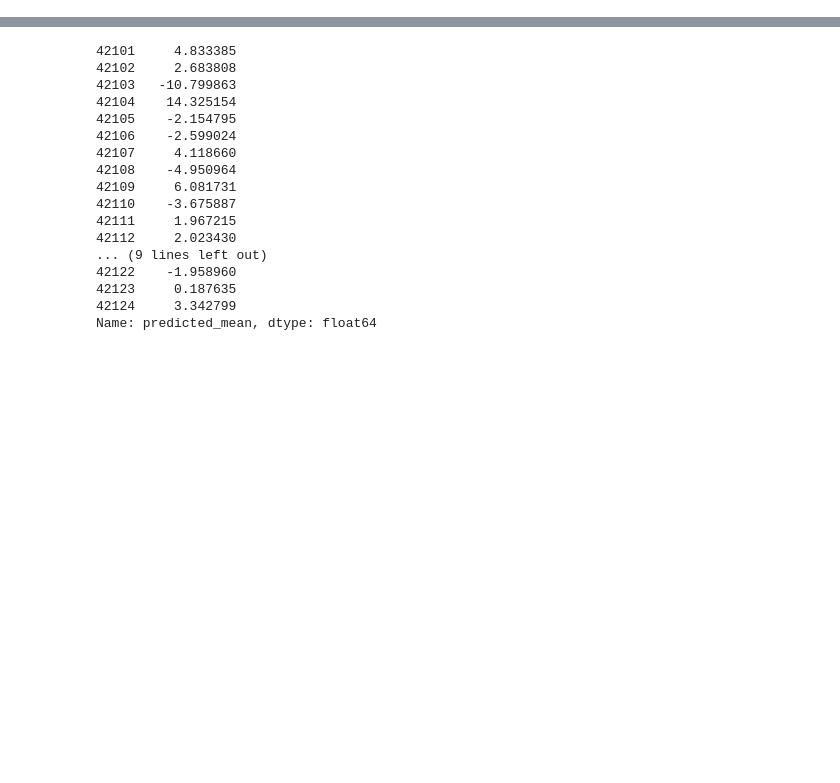
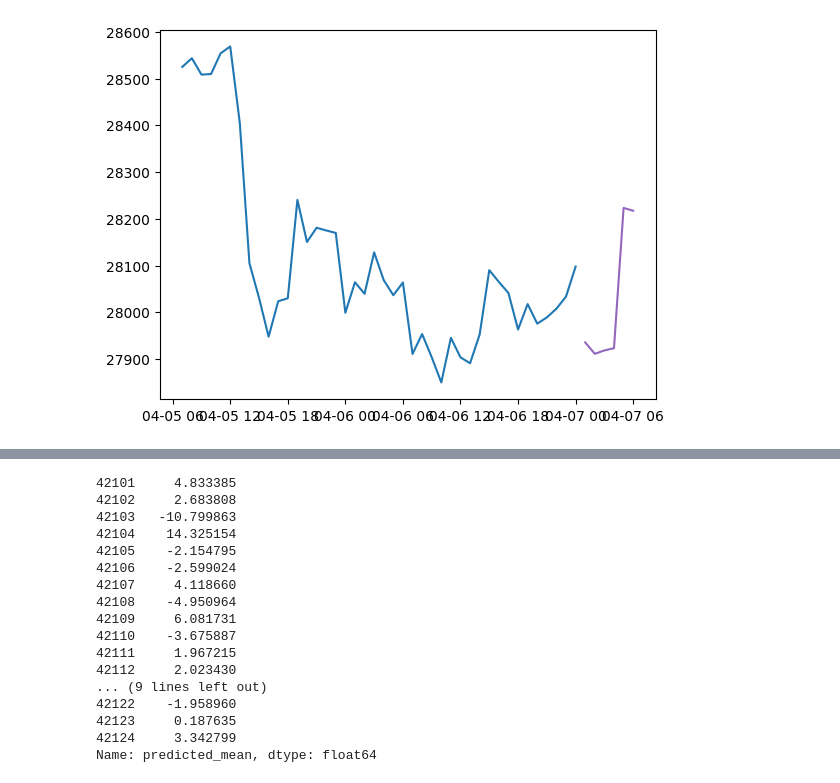
Before and after one commit to alice1989123/btc_forecast, a Jupyter notebook: btc_forecast.ipynb, the cells around one changed output, grey strips where cells are left out. Drawn from its saved outputs; the diff is of its cells as text; code cells hidden in the pictures; blank space fills up the shorter version.

```diff
--- a/btc_forecast.ipynb
+++ b/btc_forecast.ipynb
@@ -551,6 +0,0 @@ plt.show()
-# %%
-
-def data_for_prediction_parser( df):
-  data = np.array(df [variables_used].tail(imput_width), dtype=np.float32)
-  print(  data)
-  return data .reshape((1, imput_width, len( variables_used)))
@@ -697,0 +220,8 @@ plt.show()
+# %%
+import glob
+import tensorflow as tf
+model_files = glob.glob("*.h5")
+print(model_files)
+loaded_models={}
+for model_file in model_files:
+    loaded_models[model_file.split(".h5")[0]] = tf.keras.models.load_model(model_file)
@@ -697,0 +247,31 @@ plt.show()
+# %%
+
+data_pred = get_binance_data('BTCUSDT','1 feb 2023', '7 Apr 2023')
+df_pred = data_parser(data_pred)
+df_pred_norm = normalize(df_pred,imput_width=imput_width)
+prediction_data = df_pred_norm.tail(imput_width)
+data_for_prediction = data_for_prediction_parser(prediction_data , input_shape=input_shape)
+# %%
+import numpy as np
+import matplotlib.pyplot as plt
+td = pd.Timedelta(hours=6)
+prediction = loaded_models["Dense"].predict(data_for_prediction)[0]
+
+# create a new DatetimeIndex for the next 24 hours
+dti_new = df_pred["close"].tail(label_width).index + td
+normalized_prediction = pd.DataFrame(prediction, columns=["close"] , index=dti_new )
+
+mean = df_pred["close"].rolling(30).mean().tail(label_width )
+mean.index = dti_new
+std = df_pred["close"].rolling(30).std().tail(label_width )
+std.index =dti_new
+predictions_no_ma  = normalized_prediction["close"]  *std + mean
+#print( predictions_no_ma)
+
+# create a new DataFrame with the same columns as 'df' but with NaN values for the 'open_time' column and the new DatetimeIndex
+prediction__ = pd.DataFrame({'close': predictions_no_ma.values }, index=dti_new, columns=df_pred.columns)
+
+plt.plot(df_pred["close"].tail(imput_width))
+# display the plot
+plt.plot( prediction__ )
+# %% [output]
@@ -697,0 +296 @@ plt.show()
+[figure, added]
```
Also changed, not shown: parts of 47 cells of this notebook, 10 other files.
